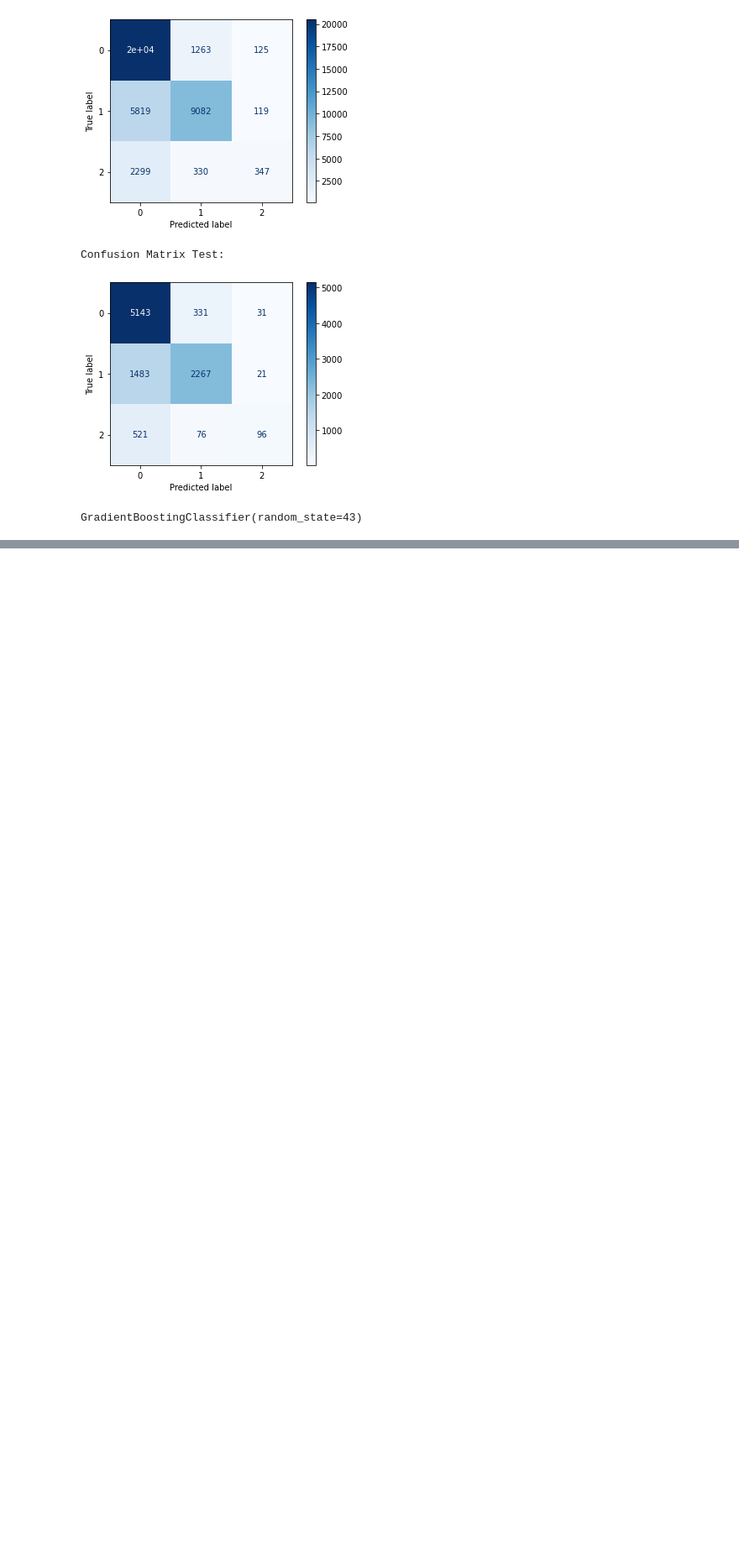
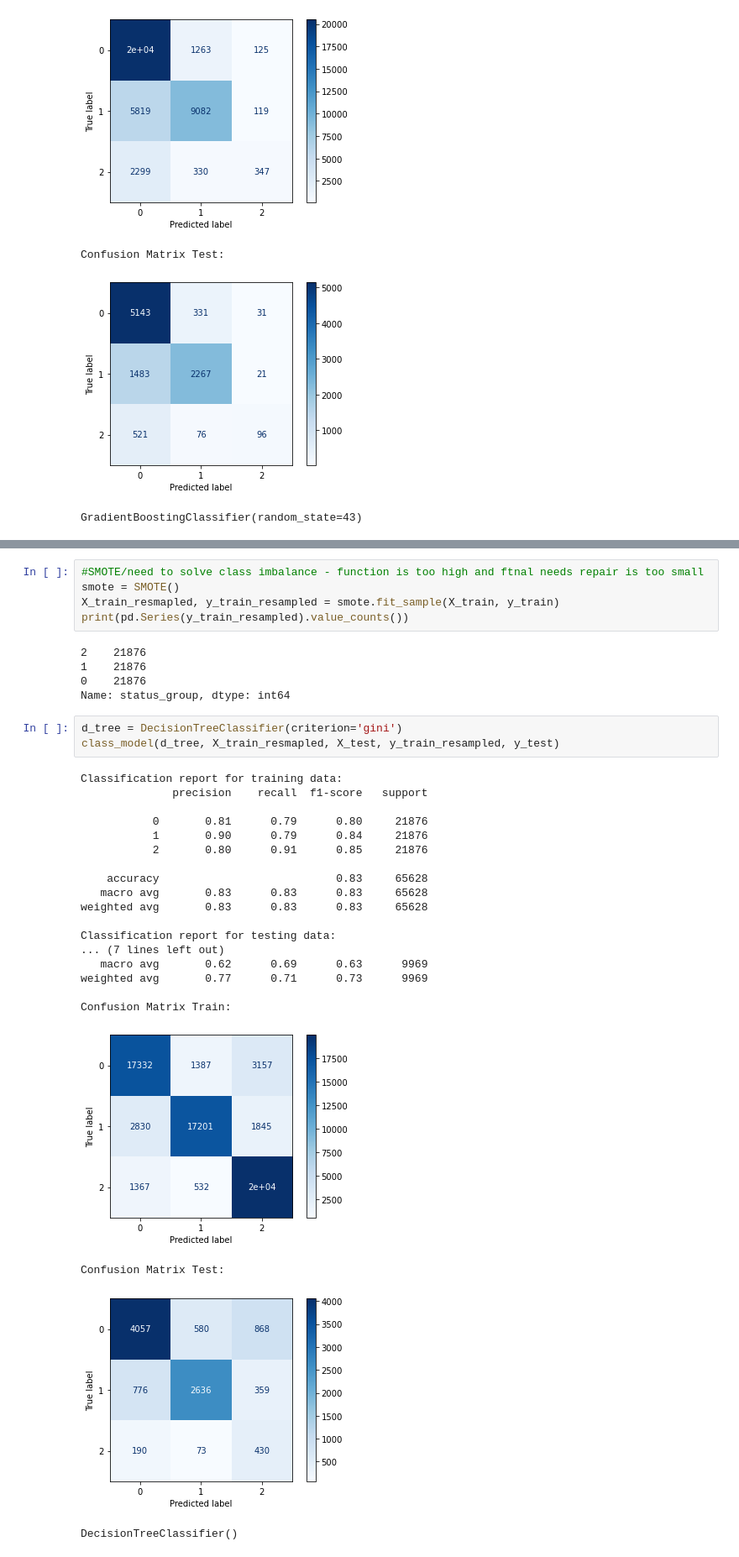
Before and after one commit to klsalcedo/tanzanian_water_wells, a Jupyter notebook: datacleaning.ipynb, the cells around one changed output, grey strips where cells are left out. Shown at 84% size. Saved outputs shown, nothing was run; the diff lists cells and outputs as text; blank space fills up the shorter version.

```diff
--- a/datacleaning.ipynb
+++ b/datacleaning.ipynb
@@ -378,0 +410,35 @@ GradientBoostingClassifier(random_state=43)
+# %%
+#SMOTE/need to solve class imbalance - function is too high and ftnal needs repair is too small
+smote = SMOTE()
+X_train_resmapled, y_train_resampled = smote.fit_sample(X_train, y_train)
+print(pd.Series(y_train_resampled).value_counts())
+# %% [output]
+2    21876
+1    21876
+0    21876
+Name: status_group, dtype: int64
+# %%
+d_tree = DecisionTreeClassifier(criterion='gini')
+class_model(d_tree, X_train_resmapled, X_test, y_train_resampled, y_test)
+# %% [output]
+Classification report for training data:
+              precision    recall  f1-score   support
+
+           0       0.81      0.79      0.80     21876
+           1       0.90      0.79      0.84     21876
+           2       0.80      0.91      0.85     21876
+
+    accuracy                           0.83     65628
+   macro avg       0.83      0.83      0.83     65628
+weighted avg       0.83      0.83      0.83     65628
+
+Classification report for testing data:
+... (7 lines left out)
+   macro avg       0.62      0.69      0.63      9969
+weighted avg       0.77      0.71      0.73      9969
+
+Confusion Matrix Train:
+[figure, added]
+Confusion Matrix Test:
+[figure, added]
+DecisionTreeClassifier()
```
Also changed, not shown: parts of 37 cells of this notebook.
